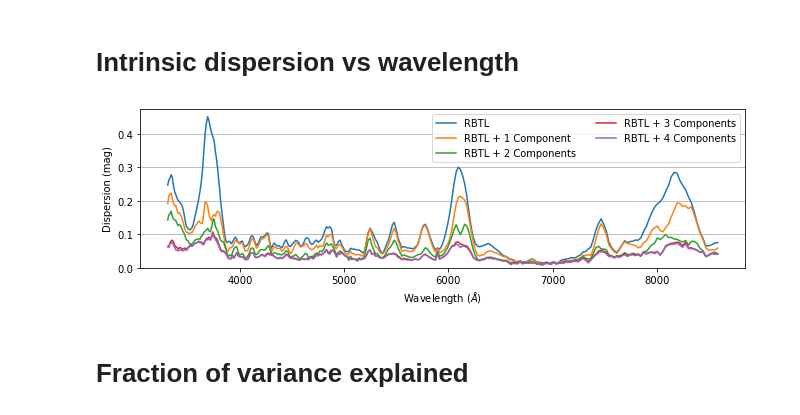
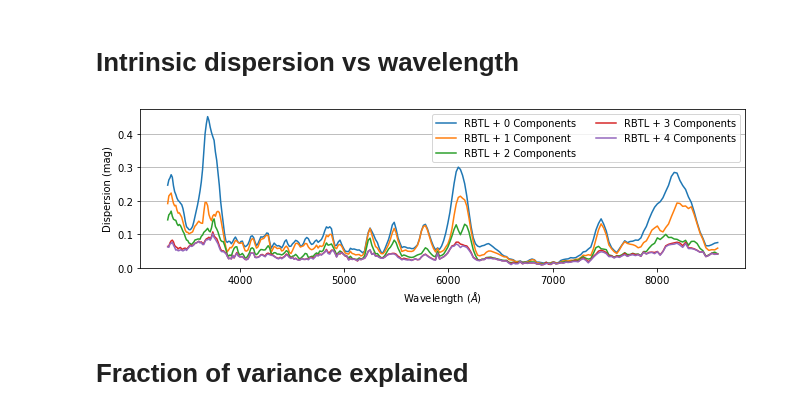
Before and after one commit to snfactory/twins_embedding, a Jupyter notebook: embedding_generation_gp_model.ipynb, the cells around one changed output. Cells and saved outputs as stored; diff of their text form; code cells hidden in the pictures.

```diff
--- a/embedding_generation_gp_model.ipynb
+++ b/embedding_generation_gp_model.ipynb
@@ -54,19 +58,19 @@ int_disps = np.array([[j.parameter_dict['intrinsic_dispersion'] for j in i] for
 # %%
 fig, ax = plt.subplots(figsize=a.settings['spectrum_plot_figsize'])
 
-ax.plot(a.wave, utils.frac_to_mag(a.rbtl_result['fractional_dispersion']), label='RBTL')
+ax.plot(a.wave, utils.frac_to_mag(a.rbtl_result['fractional_dispersion']), label='RBTL + 0 Components')
 
 for i in range(4):
     ax.plot(a.wave, utils.frac_to_mag(int_disps[i]), label=f"RBTL + {i+1} Component{'s' if i > 0 else ''}")
 
 ax.legend(ncol=2)
 ax.set_xlabel(a.settings['spectrum_plot_xlabel'])
 ax.set_ylabel('Dispersion (mag)')
 ax.set_ylim(0, None)
 ax.grid(axis='y')
 a.savefig('isomap_gp_dispersions.pdf')
 # %% [output]
-[figure, old version]
+[figure, new version]
 # %% [markdown]
 # Fraction of variance explained
 # %%
```
Also changed, not shown: parts of 4 cells of this notebook, 4 other files.
